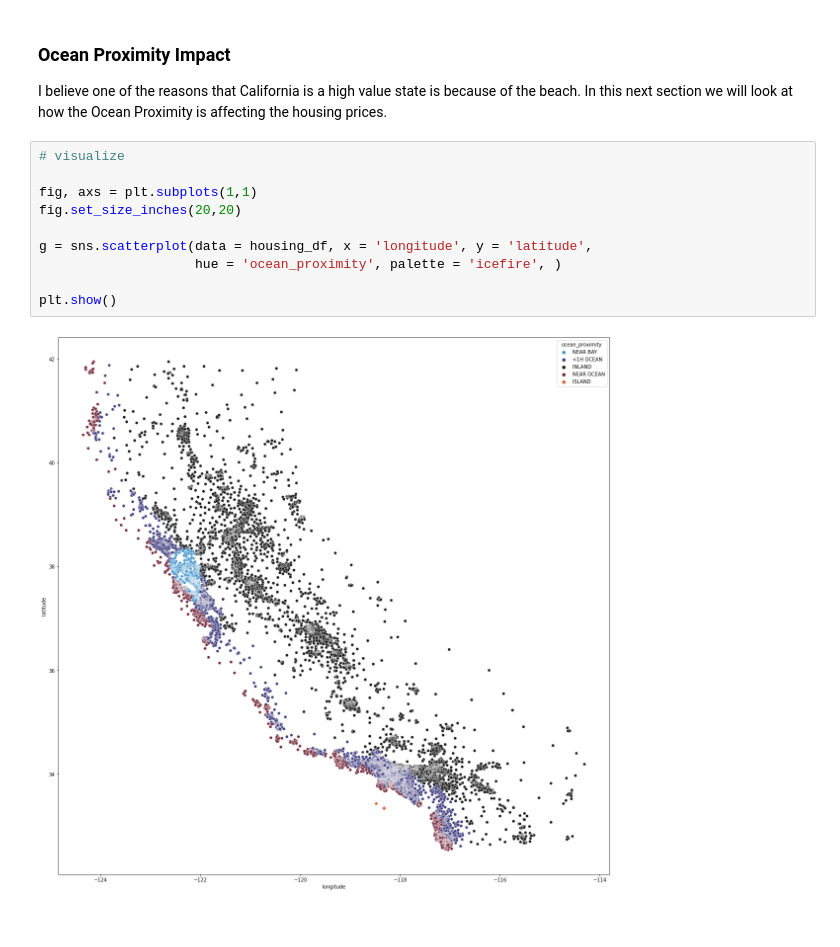
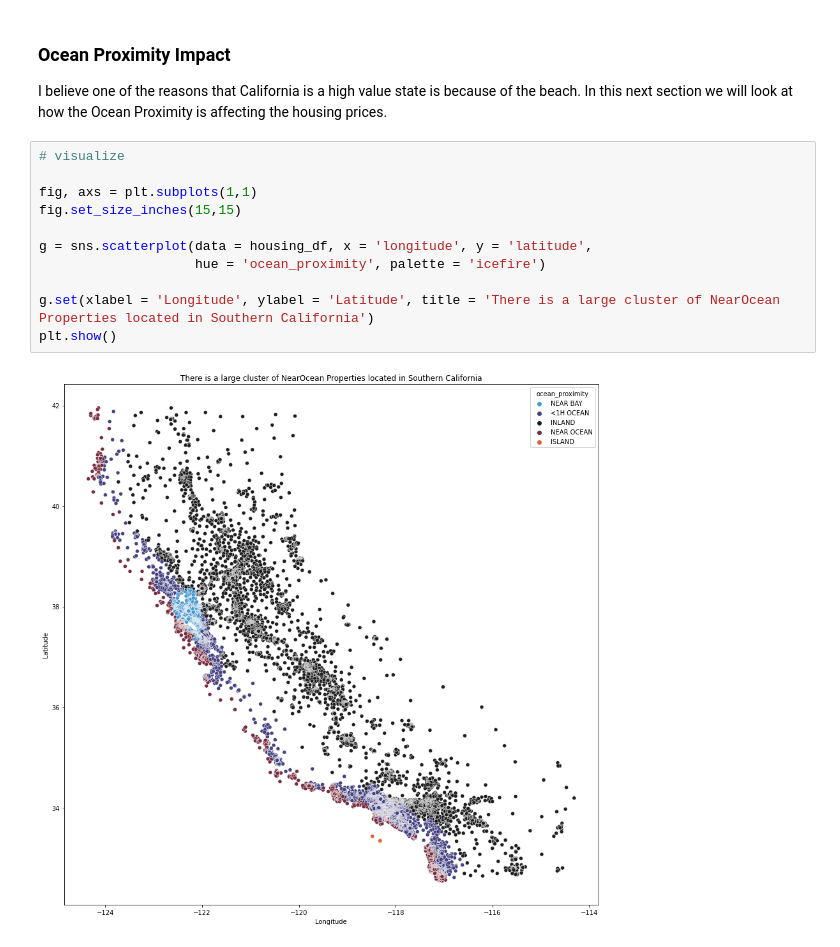
Before and after one commit to knolasco/Intro_to_ML_Course, a Jupyter notebook: Module1/California_Housing_prices.ipynb, the cells around one changed output. Cells and saved outputs as stored; diff of their text form.

```diff
--- a/Module1/California_Housing_prices.ipynb
+++ b/Module1/California_Housing_prices.ipynb
@@ -102,12 +102,13 @@ I believe one of the reasons that California is a high value state is because of
 # %%
 # visualize
 
 fig, axs = plt.subplots(1,1)
-fig.set_size_inches(20,20)
+fig.set_size_inches(15,15)
 
 g = sns.scatterplot(data = housing_df, x = 'longitude', y = 'latitude',
-                    hue = 'ocean_proximity', palette = 'icefire', )
+                    hue = 'ocean_proximity', palette = 'icefire')
 
+g.set(xlabel = 'Longitude', ylabel = 'Latitude', title = 'There is a large cluster of NearOcean Properties located in Southern California')
 plt.show()
 # %% [output]
-[figure, old version]
+[figure, new version]
```
Also changed, not shown: parts of 1 cell of this notebook.
